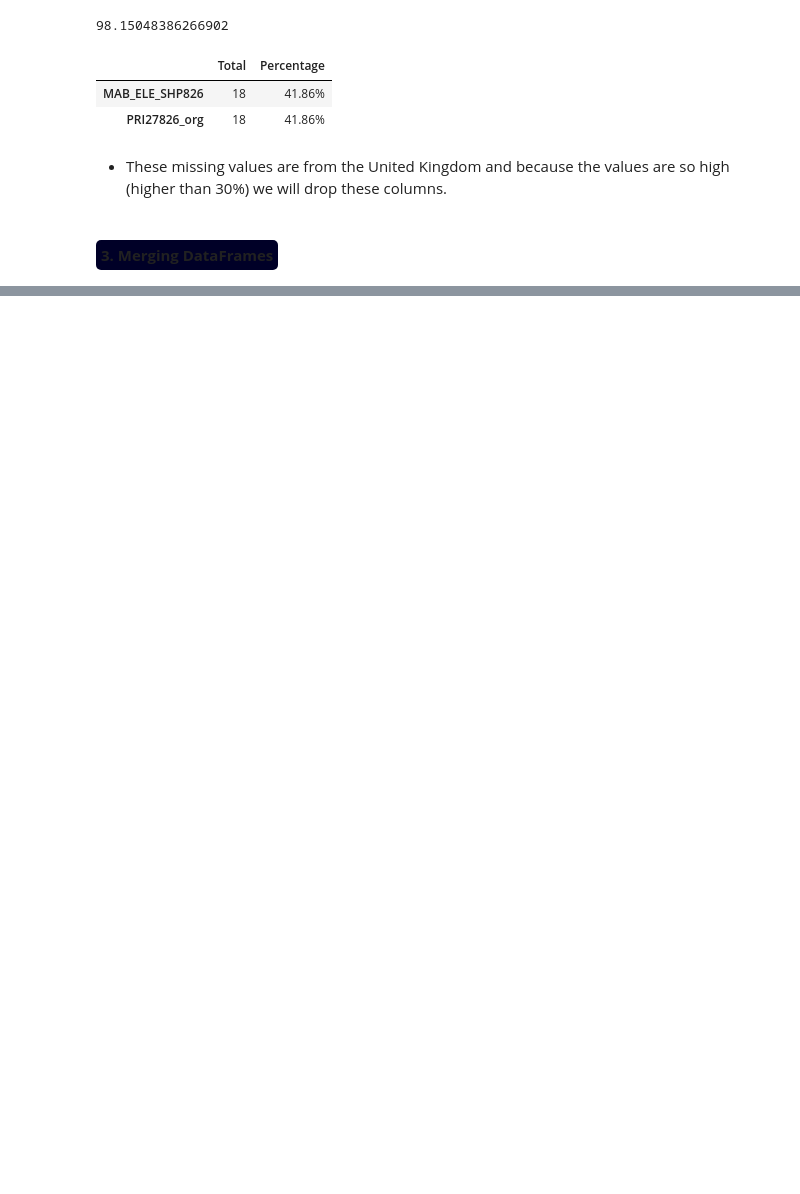
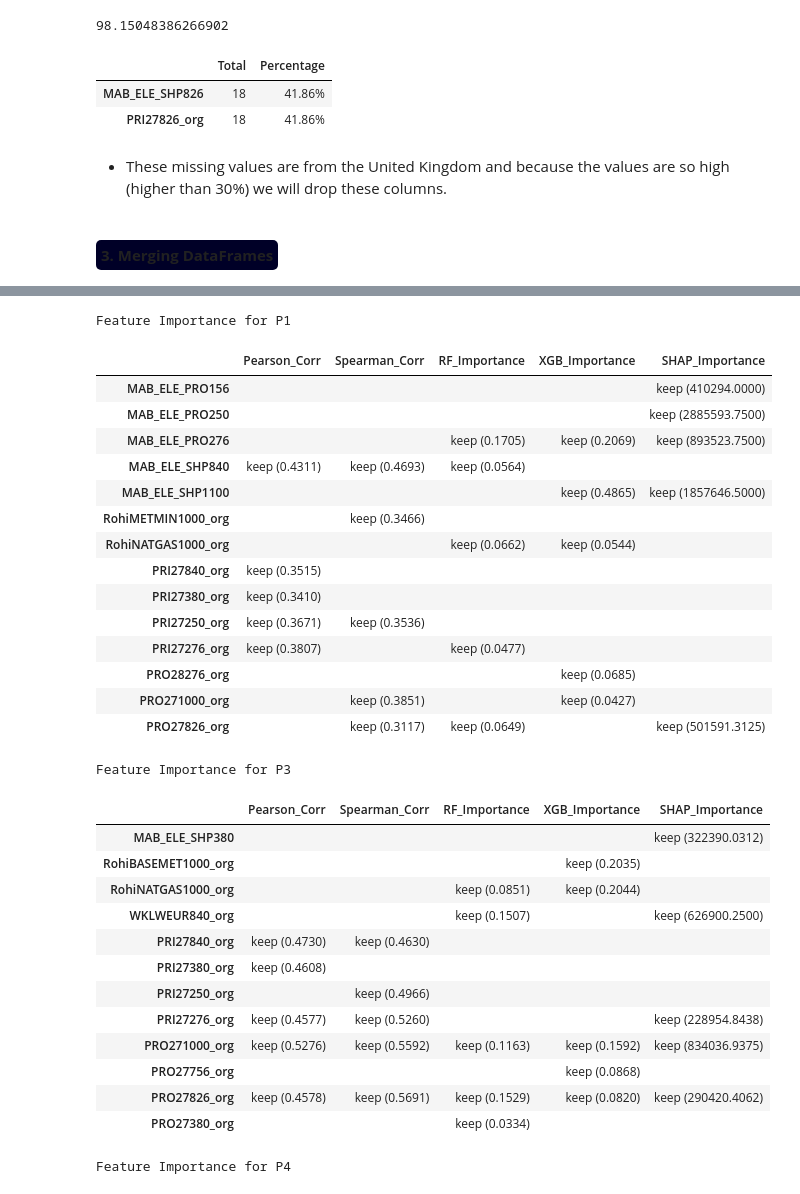
Before and after one commit to BeatrizAzevedoMonteiro/BCwDS_Case-2_SIEMENS_MonthlySalesForecast, a Jupyter notebook: Versão_Bea.ipynb, the cells around one changed output, grey strips where cells are left out. Drawn from its saved outputs; the diff is of its cells as text; code cells hidden in the pictures; blank space fills up the shorter version.

```diff
--- a/Versão_Bea.ipynb
+++ b/Versão_Bea.ipynb
@@ -2467 +2483,50 @@ Features Importance for: P8
 ... (18 outputs left out)
+# %%
+# Listas para armazenar tabelas e nomes
+feature_tables = []
+captions = []
+
+for col in columns_to_plot[:3]:  # Por exemplo, limitar aos 3 primeiros só para ver lado a lado
+    other_products = [P for P in columns_to_plot if P != col]
+    df_restricted = df_market_sales.drop(columns=other_products)
+
+    feature_table = feature_selection(df_restricted, col)
+
+    # Armazenar para exibir lado a lado
+    feature_tables.append(feature_table)
+    captions.append(f'Feature Importance for {col}')
+
+# Exibir as tabelas lado a lado
+display_side_by_side(feature_tables, captions)
+# %% [output]
+Feature Importance for P1
+|  | Pearson_Corr | Spearman_Corr | RF_Importance | XGB_Importance | SHAP_Importance |
+| MAB_ELE_PRO156 |  |  |  |  | keep (410294.0000) |
+| MAB_ELE_PRO250 |  |  |  |  | keep (2885593.7500) |
+| MAB_ELE_PRO276 |  |  | keep (0.1705) | keep (0.2069) | keep (893523.7500) |
+| MAB_ELE_SHP840 | keep (0.4311) | keep (0.4693) | keep (0.0564) |  |  |
+| MAB_ELE_SHP1100 |  |  |  | keep (0.4865) | keep (1857646.5000) |
+| RohiMETMIN1000_org |  | keep (0.3466) |  |  |  |
+| RohiNATGAS1000_org |  |  | keep (0.0662) | keep (0.0544) |  |
+| PRI27840_org | keep (0.3515) |  |  |  |  |
+| PRI27380_org | keep (0.3410) |  |  |  |  |
+| PRI27250_org | keep (0.3671) | keep (0.3536) |  |  |  |
+| PRI27276_org | keep (0.3807) |  | keep (0.0477) |  |  |
+| PRO28276_org |  |  |  | keep (0.0685) |  |
+| PRO271000_org |  | keep (0.3851) |  | keep (0.0427) |  |
+| PRO27826_org |  | keep (0.3117) | keep (0.0649) |  | keep (501591.3125) |
+Feature Importance for P3
+|  | Pearson_Corr | Spearman_Corr | RF_Importance | XGB_Importance | SHAP_Importance |
+| MAB_ELE_SHP380 |  |  |  |  | keep (322390.0312) |
+| RohiBASEMET1000_org |  |  |  | keep (0.2035) |  |
+| RohiNATGAS1000_org |  |  | keep (0.0851) | keep (0.2044) |  |
+| WKLWEUR840_org |  |  | keep (0.1507) |  | keep (626900.2500) |
+| PRI27840_org | keep (0.4730) | keep (0.4630) |  |  |  |
+| PRI27380_org | keep (0.4608) |  |  |  |  |
+| PRI27250_org |  | keep (0.4966) |  |  |  |
+| PRI27276_org | keep (0.4577) | keep (0.5260) |  |  | keep (228954.8438) |
+| PRO271000_org | keep (0.5276) | keep (0.5592) | keep (0.1163) | keep (0.1592) | keep (834036.9375) |
+| PRO27756_org |  |  |  | keep (0.0868) |  |
+| PRO27826_org | keep (0.4578) | keep (0.5691) | keep (0.1529) | keep (0.0820) | keep (290420.4062) |
+| PRO27380_org |  |  | keep (0.0334) |  |  |
+Feature Importance for P4
```
Also changed, not shown: parts of 28 cells of this notebook.
